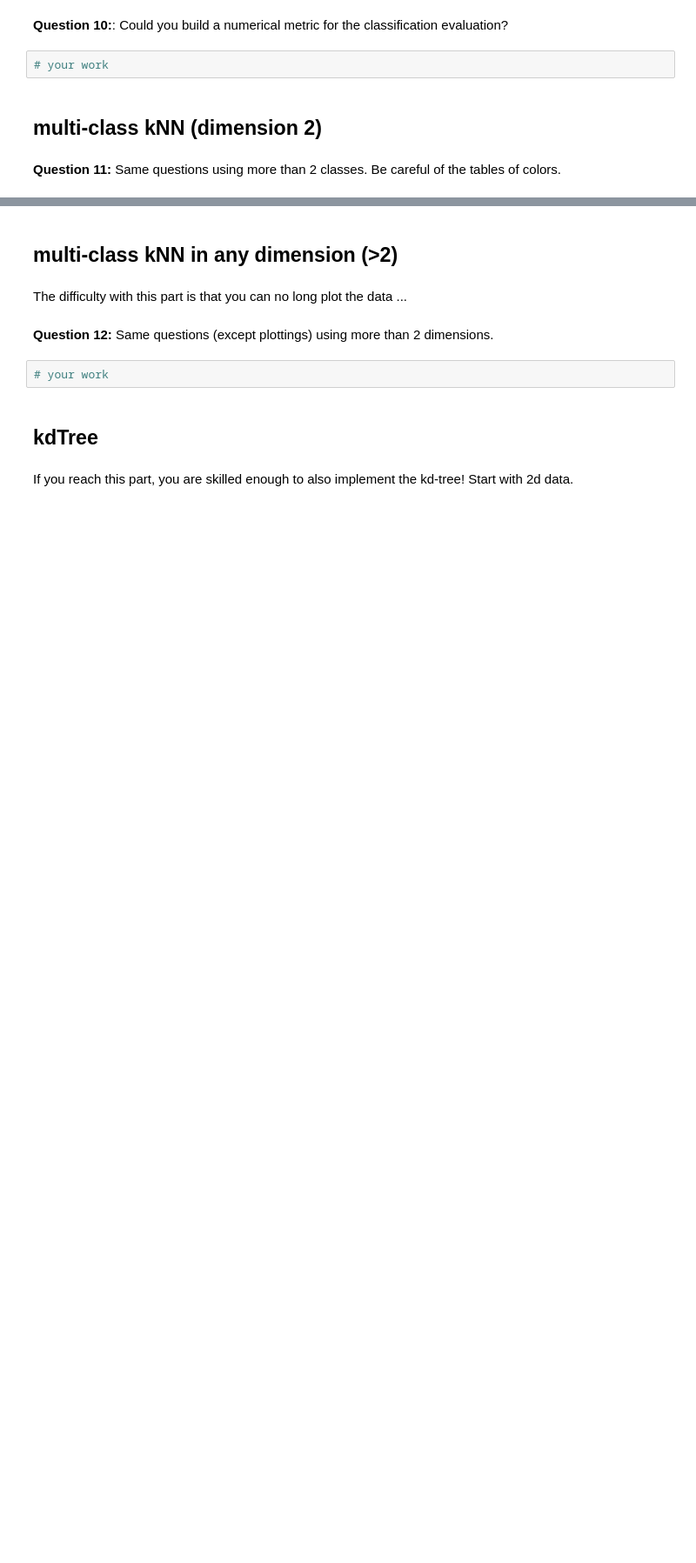
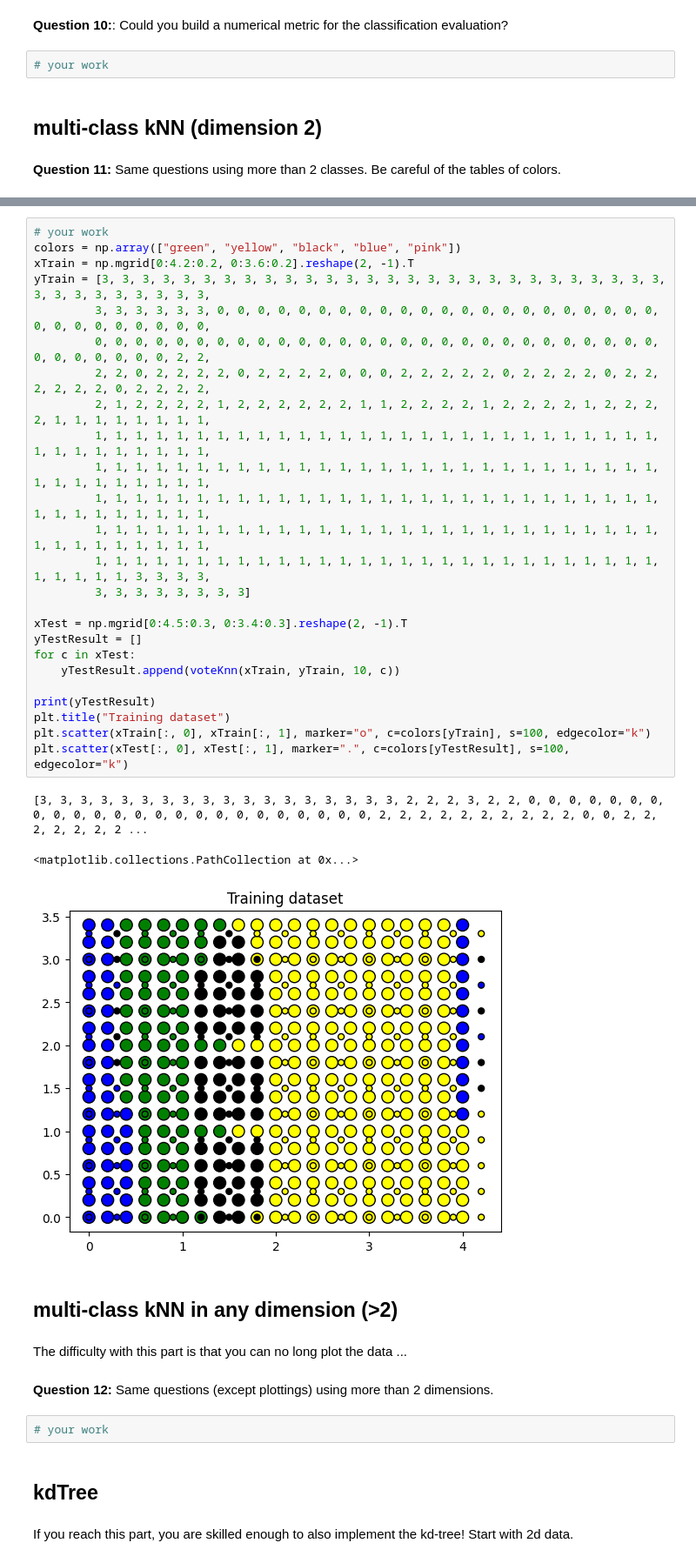
Before and after one commit to MichelKadilar/DonneesNumeriques-SI3-PNS, a Jupyter notebook: TP3/TPknn.ipynb, the cells around one changed output, grey strips where cells are left out. Shown at 87% size. Cells and saved outputs as stored; diff of their text form; blank space fills up the shorter version.

```diff
--- a/TP3/TPknn.ipynb
+++ b/TP3/TPknn.ipynb
@@ -318,3 +344,32 @@ for i in range(0, len(Xtest)):
+# %%
+# your work
+colors = np.array(["green", "yellow", "black", "blue", "pink"])
+xTrain = np.mgrid[0:4.2:0.2, 0:3.6:0.2].reshape(2, -1).T
+yTrain = [3, 3, 3, 3, 3, 3, 3, 3, 3, 3, 3, 3, 3, 3, 3, 3, 3, 3, 3, 3, 3, 3, 3, 3, 3, 3, 3, 3, 3, 3, 3, 3, 3, 3, 3, 3, 3,
+         3, 3, 3, 3, 3, 3, 0, 0, 0, 0, 0, 0, 0, 0, 0, 0, 0, 0, 0, 0, 0, 0, 0, 0, 0, 0, 0, 0, 0, 0, 0, 0, 0, 0, 0, 0, 0,
+         0, 0, 0, 0, 0, 0, 0, 0, 0, 0, 0, 0, 0, 0, 0, 0, 0, 0, 0, 0, 0, 0, 0, 0, 0, 0, 0, 0, 0, 0, 0, 0, 0, 0, 0, 2, 2,
+         2, 2, 0, 2, 2, 2, 2, 0, 2, 2, 2, 2, 0, 0, 0, 2, 2, 2, 2, 2, 0, 2, 2, 2, 2, 0, 2, 2, 2, 2, 2, 2, 0, 2, 2, 2, 2,
+         2, 1, 2, 2, 2, 2, 1, 2, 2, 2, 2, 2, 2, 1, 1, 2, 2, 2, 2, 1, 2, 2, 2, 2, 1, 2, 2, 2, 2, 1, 1, 1, 1, 1, 1, 1, 1,
+         1, 1, 1, 1, 1, 1, 1, 1, 1, 1, 1, 1, 1, 1, 1, 1, 1, 1, 1, 1, 1, 1, 1, 1, 1, 1, 1, 1, 1, 1, 1, 1, 1, 1, 1, 1, 1,
+         1, 1, 1, 1, 1, 1, 1, 1, 1, 1, 1, 1, 1, 1, 1, 1, 1, 1, 1, 1, 1, 1, 1, 1, 1, 1, 1, 1, 1, 1, 1, 1, 1, 1, 1, 1, 1,
+         1, 1, 1, 1, 1, 1, 1, 1, 1, 1, 1, 1, 1, 1, 1, 1, 1, 1, 1, 1, 1, 1, 1, 1, 1, 1, 1, 1, 1, 1, 1, 1, 1, 1, 1, 1, 1,
+         1, 1, 1, 1, 1, 1, 1, 1, 1, 1, 1, 1, 1, 1, 1, 1, 1, 1, 1, 1, 1, 1, 1, 1, 1, 1, 1, 1, 1, 1, 1, 1, 1, 1, 1, 1, 1,
+         1, 1, 1, 1, 1, 1, 1, 1, 1, 1, 1, 1, 1, 1, 1, 1, 1, 1, 1, 1, 1, 1, 1, 1, 1, 1, 1, 1, 1, 1, 1, 1, 1, 3, 3, 3, 3,
+         3, 3, 3, 3, 3, 3, 3, 3]
+
+xTest = np.mgrid[0:4.5:0.3, 0:3.4:0.3].reshape(2, -1).T
+yTestResult = []
+for c in xTest:
+    yTestResult.append(voteKnn(xTrain, yTrain, 10, c))
+
+print(yTestResult)
+plt.title("Training dataset")
+plt.scatter(xTrain[:, 0], xTrain[:, 1], marker="o", c=colors[yTrain], s=100, edgecolor="k")
+plt.scatter(xTest[:, 0], xTest[:, 1], marker=".", c=colors[yTestResult], s=100, edgecolor="k")
+# %% [output]
+[3, 3, 3, 3, 3, 3, 3, 3, 3, 3, 3, 3, 3, 3, 3, 3, 3, 3, 2, 2, 2, 3, 2, 2, 0, 0, 0, 0, 0, 0, 0, 0, 0, 0, 0, 0, 0, 0, 0, 0, 0, 0, 0, 0, 0, 0, 0, 0, 2, 2, 2, 2, 2, 2, 2, 2, 2, 2, 0, 0, 2, 2, 2, 2, 2, 2, 2 ...
+<matplotlib.collections.PathCollection at 0x...>
+[figure, added]
 # %% [markdown]
 ## multi-class kNN in any dimension (>2)
 # %% [markdown]
```
Also changed, not shown: parts of 3 cells of this notebook.
